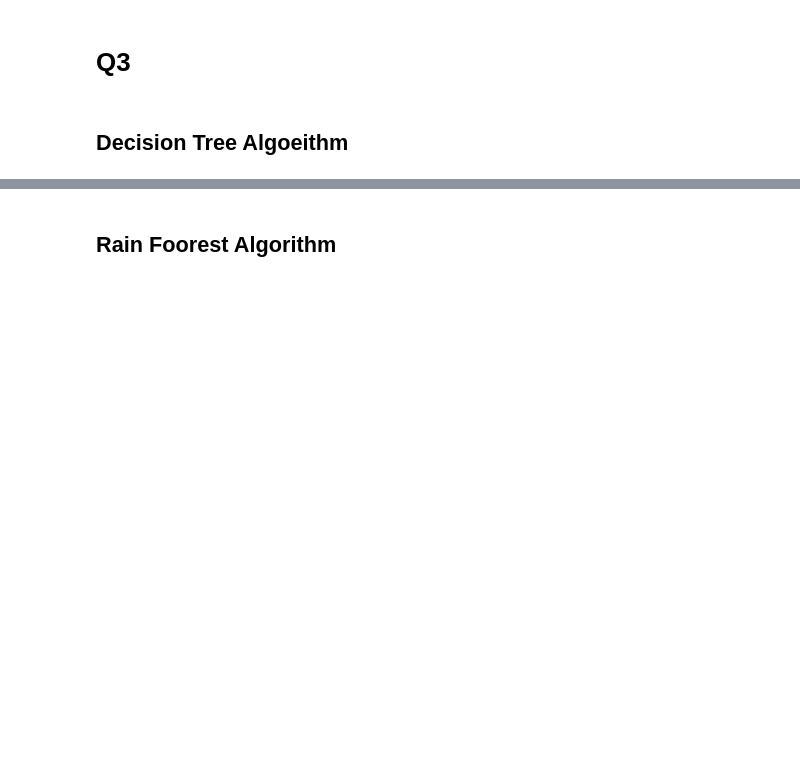
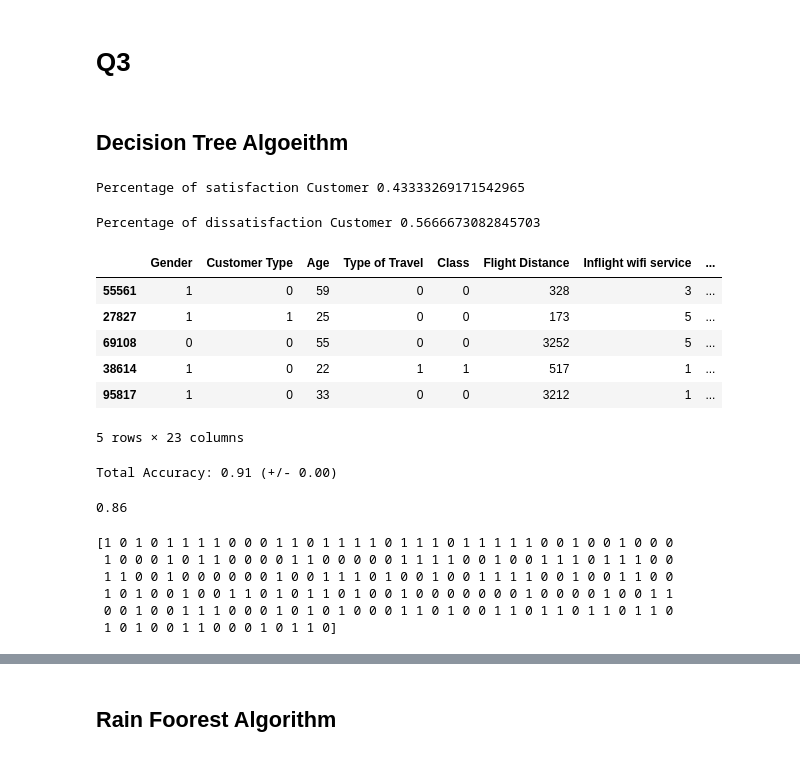
Before and after one commit to soraya-mi/flight_anlysis, a Jupyter notebook: Project2.ipynb, the cells around one changed output, grey strips where cells are left out. Cells and saved outputs as stored; diff of their text form; code cells hidden in the pictures; blank space fills up the shorter version.

```diff
--- a/Project2.ipynb
+++ b/Project2.ipynb
@@ -1,10 +1,11 @@
 # %%
 import pandas as pd
 import numpy as np
-from mlxtend.preprocessing import TransactionEncoder
-from google.colab import drive
+# from mlxtend.preprocessing import TransactionEncoder
+# from google.colab import drive
 import seaborn as sns
 import matplotlib.pyplot as plt
 
-drive.mount('/content/drive')
-dataframe = pd.read_csv("/content/drive/MyDrive/Colab Notebooks/flight.csv")
+# drive.mount('/content/drive')
+# dataframe = pd.read_csv("/content/drive/MyDrive/Colab Notebooks/flight.csv")
+dataframe = pd.read_csv("flight.csv")
@@ -209,3 +205,32 @@ df_normal
 # **Q3**
 # %% [markdown]
 ## **Decision Tree Algoeithm**
+# %%
+print("Percentage of satisfaction Customer",len(dataframe[dataframe['satisfaction']==1])/len(dataframe))
+# %% [output]
+Percentage of satisfaction Customer 0.43333269171542965
+# %%
+print("Percentage of dissatisfaction Customer",len(dataframe[dataframe['satisfaction']==0])/len(dataframe))
+# %% [output]
+Percentage of dissatisfaction Customer 0.5666673082845703
+# %%
+dataframe =dataframe.sample(frac=1)
+dataframe.head()
+# %% [output]
+|  | Gender | Customer Type | Age | Type of Travel | Class | Flight Distance | Inflight wifi service | ... |
+| 55561 | 1 | 0 | 59 | 0 | 0 | 328 | 3 | ... |
+| 27827 | 1 | 1 | 25 | 0 | 0 | 173 | 5 | ... |
+| 69108 | 0 | 0 | 55 | 0 | 0 | 3252 | 5 | ... |
+| 38614 | 1 | 0 | 22 | 1 | 1 | 517 | 1 | ... |
+| 95817 | 1 | 0 | 33 | 0 | 0 | 3212 | 1 | ... |
+5 rows × 23 columns
+# %%
+from sklearn.model_selection import cross_val_score
+
+data_att =dataframe.drop(['satisfaction'],axis=1)
+data_lab = dataframe['satisfaction']
+
+scoresAll=cross_val_score(model,data_att,data_lab,cv=10)
+print("Total Accuracy: %0.2f (+/- %0.2f)" %(scoresAll.mean(),scoresAll.std()*2))
+# %% [output]
+Total Accuracy: 0.91 (+/- 0.00)
@@ -211,0 +251,14 @@ df_normal
+# %%
+model.score(data_test_att,data_test_lab)
+# %% [output]
+0.86
+# %%
+y_pred_1 = model.predict(data_test_att)
+print(y_pred_1)
+# %% [output]
+[1 0 1 0 1 1 1 1 0 0 0 1 1 0 1 1 1 1 0 1 1 1 0 1 1 1 1 1 0 0 1 0 0 1 0 0 0
+ 1 0 0 0 1 0 1 1 0 0 0 0 1 1 0 0 0 0 0 1 1 1 1 0 0 1 0 0 1 1 1 0 1 1 1 0 0
+ 1 1 0 0 1 0 0 0 0 0 0 1 0 0 1 1 1 0 1 0 0 1 0 0 1 1 1 1 0 0 1 0 0 1 1 0 0
+ 1 0 1 0 0 1 0 0 1 1 0 1 0 1 1 0 1 0 0 1 0 0 0 0 0 0 0 1 0 0 0 0 1 0 0 1 1
+ 0 0 1 0 0 1 1 1 0 0 0 1 0 1 0 1 0 0 0 1 1 0 1 0 0 1 1 0 1 1 0 1 1 0 1 1 0
+ 1 0 1 0 0 1 1 0 0 0 1 0 1 1 0]
```
Also changed, not shown: parts of 14 cells of this notebook.
